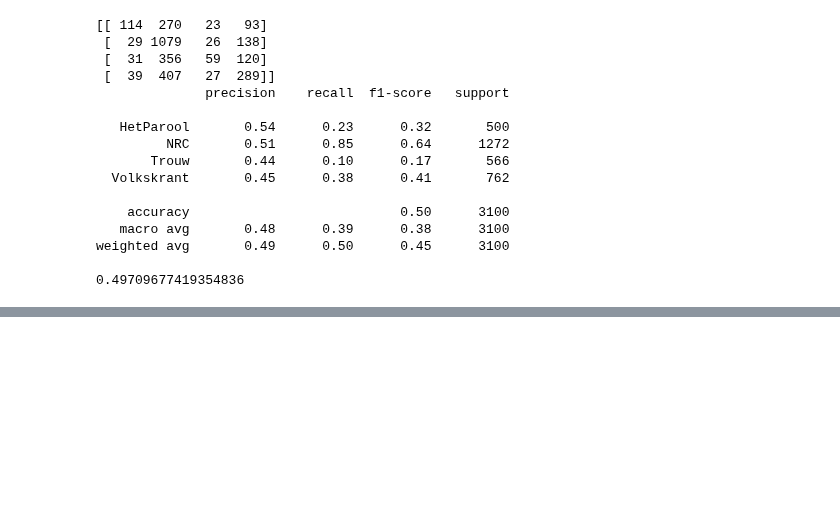
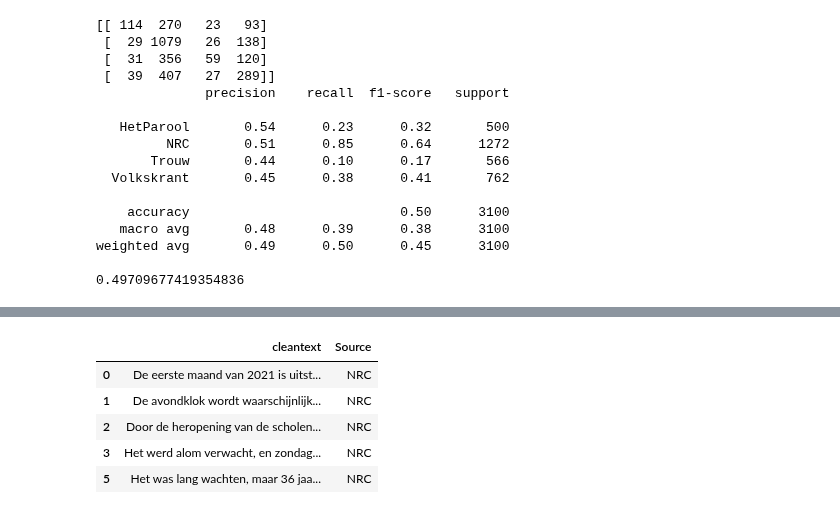
Before and after one commit to Chris-Congleton/MSc-Thesis, a Jupyter notebook: Playground/Testset_2021_playground.ipynb, the cells around one changed output, grey strips where cells are left out. Cells and saved outputs as stored; diff of their text form; code cells hidden in the pictures; blank space fills up the shorter version.

```diff
--- a/Playground/Testset_2021_playground.ipynb
+++ b/Playground/Testset_2021_playground.ipynb
@@ -823,0 +850,13 @@ weighted avg       0.49      0.50      0.45      3100
+# %%
+articles = df.drop(columns=['url', 'publisherID', 'category','timestamp', 'title'], axis=1)
+articles = articles[articles['cleantext'].str.len()>5]
+df_bert = articles
+# %%
+df_bert.head()
+# %% [output]
+|  | cleantext | Source |
+| 0 | De eerste maand van 2021 is uitst... | NRC |
+| 1 | De avondklok wordt waarschijnlijk... | NRC |
+| 2 | Door de heropening van de scholen... | NRC |
+| 3 | Het werd alom verwacht, en zondag... | NRC |
+| 5 | Het was lang wachten, maar 36 jaa... | NRC |
```
Also changed, not shown: parts of 24 cells of this notebook.
